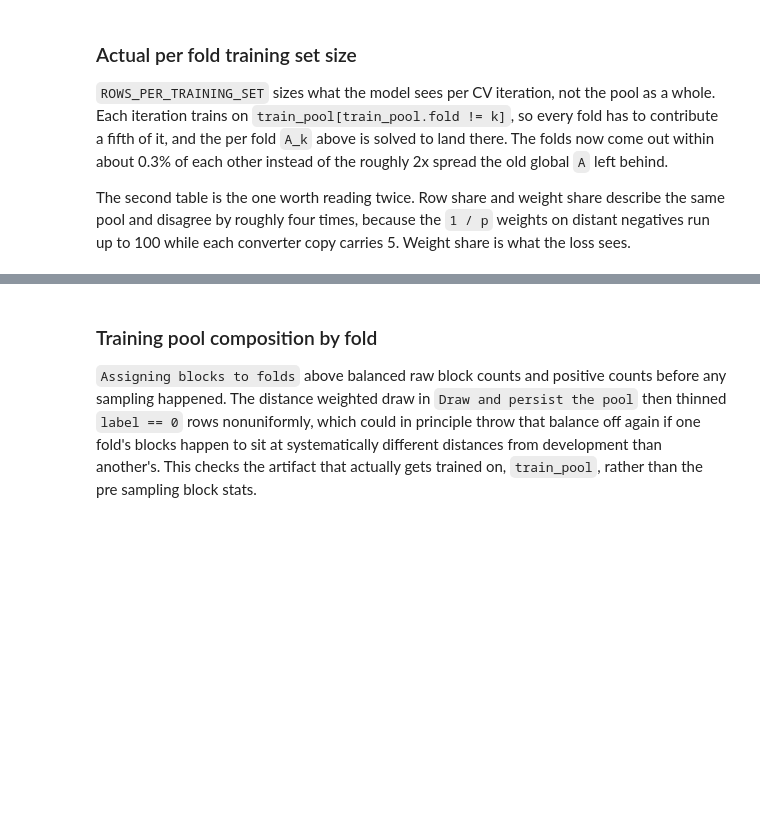
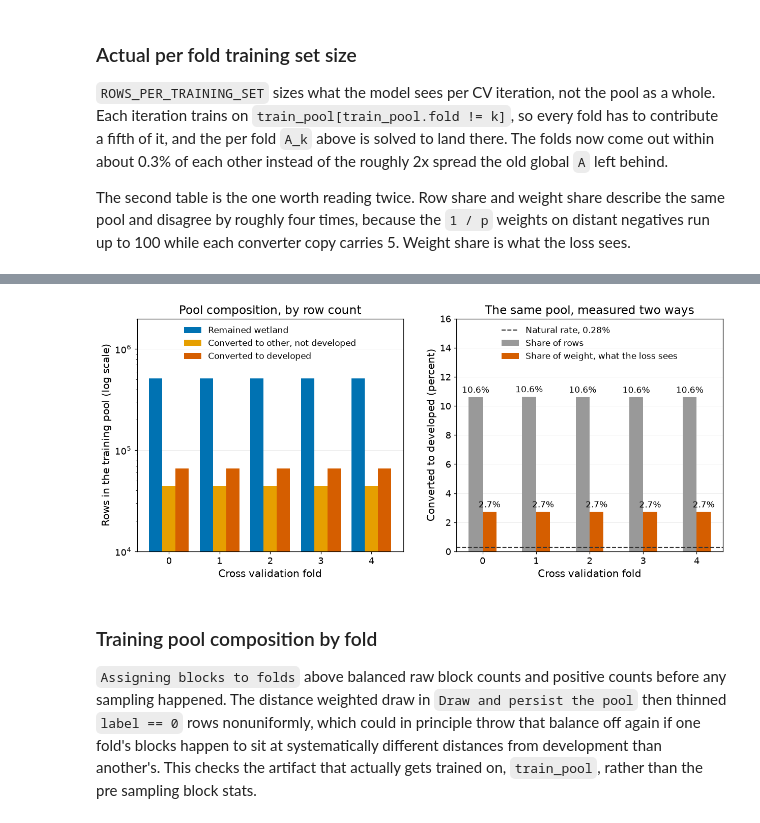
Before and after one commit to joshstallings/wetland_conversion, a Jupyter notebook: gradient_boosting.ipynb, the cells around one changed output, grey strips where cells are left out. Saved outputs shown, nothing was run; the diff lists cells and outputs as text; code cells hidden in the pictures; blank space fills up the shorter version.

```diff
--- a/gradient_boosting.ipynb
+++ b/gradient_boosting.ipynb
@@ -576,40 +610,35 @@ with plt.rc_context(SLIDE_RC):
     axes[0].set_yscale("log")
     axes[0].set_ylim(1e4, 2e6)
     axes[0].set_xticks(folds)
     axes[0].set_xlabel("Cross validation fold")
     axes[0].set_ylabel("Rows in the training pool (log scale)")
     axes[0].set_title("Pool composition, by row count")
     axes[0].legend(loc="upper center", frameon=False, fontsize=11, ncol=1)
     axes[0].grid(axis="y", alpha=0.25, lw=0.6)
     axes[0].set_axisbelow(True)
 
     axes[1].bar(folds - width / 2, share["rows_pct"], width, color="#999999",
                 label="Share of rows")
     axes[1].bar(folds + width / 2, share["weight_pct"], width, color="#D55E00",
                 label="Share of weight, what the loss sees")
     axes[1].axhline(100 * 165908 / 59267331, color="#333333", ls="--", lw=1.4,
                     label="Natural rate, 0.28%")
     for k in folds:
         axes[1].text(k - width / 2, share["rows_pct"].iloc[k] + 0.3, f"{share['rows_pct'].iloc[k]:.1f}%",
                      ha="center", fontsize=11)
         axes[1].text(k + width / 2, share["weight_pct"].iloc[k] + 0.3, f"{share['weight_pct'].iloc[k]:.1f}%",
                      ha="center", fontsize=11)
     axes[1].set_xticks(folds)
     axes[1].set_xlabel("Cross validation fold")
     axes[1].set_ylabel("Converted to developed (percent)")
     axes[1].set_ylim(0, 16)
     axes[1].set_title("The same pool, measured two ways")
     axes[1].legend(loc="upper center", frameon=False, fontsize=11)
     axes[1].grid(axis="y", alpha=0.25, lw=0.6)
     axes[1].set_axisbelow(True)
-
-    fig.suptitle(
-        "The training pool looks 10.6% positive by row count but only 2.7% by weight.\n"
-        "Weight is the number that matters, since LightGBM optimises a weighted loss",
-        fontsize=15, y=1.06,
-    )
-    fig.savefig(f"{FOLD_REPORT_DIR}/fold_pool_composition.png")
     plt.show()
+# %% [output]
+[figure, added]
 # %% [markdown]
 ### Training pool composition by fold
 
```
Also changed, not shown: parts of 45 cells of this notebook, 36 other files.
